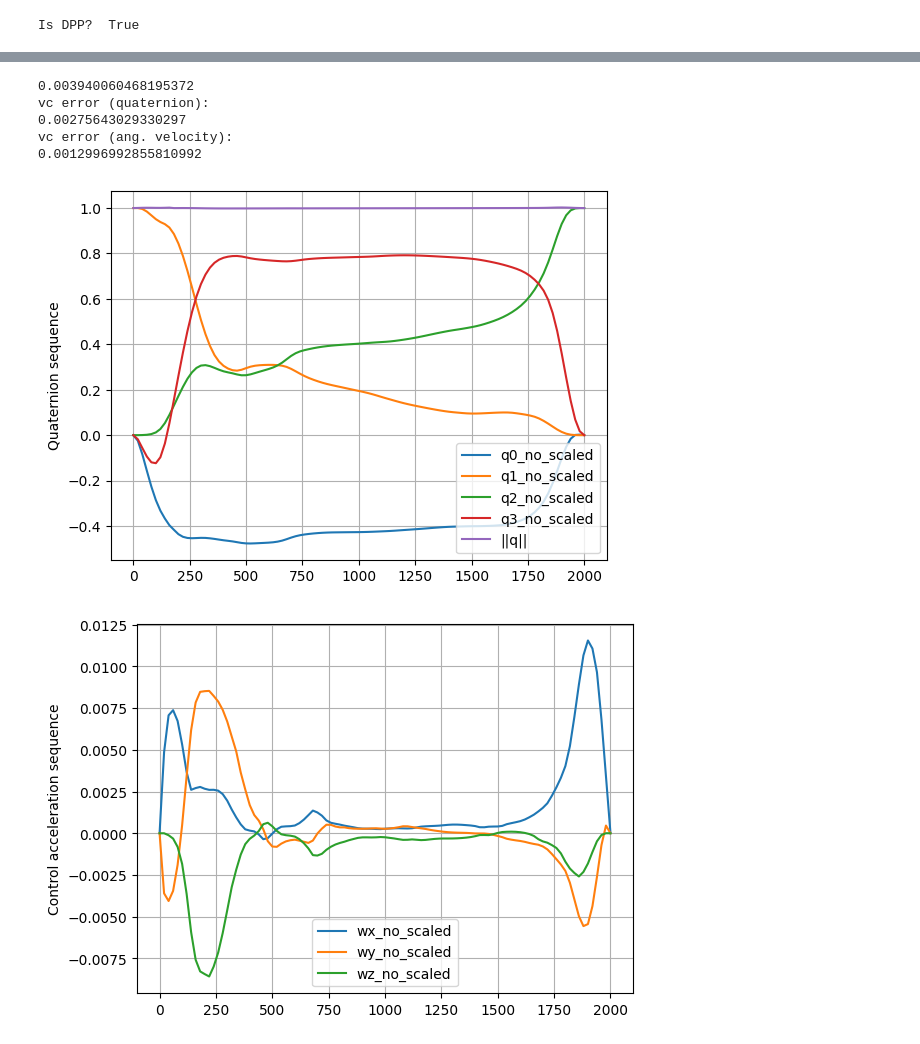
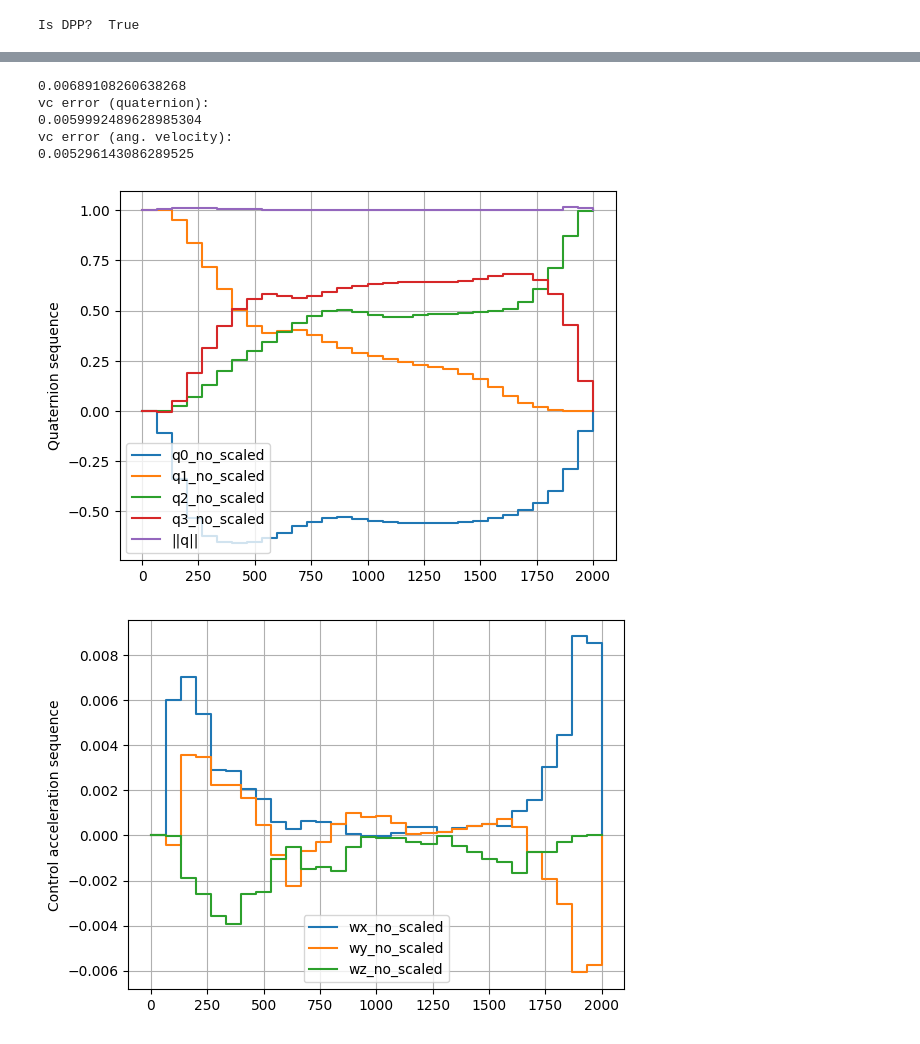
Before and after one commit to Franklin10mfq/COGU, a Jupyter notebook: COGU_algorithms/Waskiri-Sat/SCVx_Waskiri_Sat_cvxpy_cvxpygen.ipynb, the cells around one changed output, grey strips where cells are left out. Drawn from its saved outputs; the diff is of its cells as text; code cells hidden in the pictures.

```diff
--- a/COGU_algorithms/Waskiri-Sat/SCVx_Waskiri_Sat_cvxpy_cvxpygen.ipynb
+++ b/COGU_algorithms/Waskiri-Sat/SCVx_Waskiri_Sat_cvxpy_cvxpygen.ipynb
@@ -123,8 +123,8 @@ from sympy.physics.vector import ReferenceFrame
 
 import re
 # %%
-T = 101-1 # 101-1 means 101 discretization points
-tf = 2000.0
+T = 51-1 # 101-1 means 101 discretization points
+tf = 1000.0
 tau_double = tf/(T)
 size_N=20 #discretization accuracy
 print("Step: ",tau_double," [s]")
@@ -897,53 +890,53 @@ print(np.linalg.norm((vc.value[0:4, :]), ord=1))
 print("vc error (ang. velocity):")
 print(np.linalg.norm((vc.value[4:7, :]), ord=1))
 # %% [output]
-0.003940060468195372
+0.00689108260638268
 vc error (quaternion):
-0.00275643029330297
+0.0059992489628985304
 vc error (ang. velocity):
-0.0012996992855810992
+0.005296143086289525
 # %%
 # Plot (scaled initial trajectories)
 def global_inv_scaling(x,S,c,T):
     for i in range(0,T,1):
         x[:,i:i+1]=S@x[:,i:i+1]+c
     return x
 #x_value = np.copy(x_global)
 #u_value = np.copy(u_global)
 x_value=global_inv_scaling(np.copy(ox),S_x_scaling_double,c_x_scaling_double,T+1)
 u_value=global_inv_scaling(np.copy(ou),S_u_scaling_double,c_u_scaling_double,T)
 
 plt.figure(1)
-plt.plot(np.linspace(0, tf, T+1), x_value[0,:], label='q0_no_scaled')
-plt.plot(np.linspace(0, tf, T+1), x_value[1,:], label='q1_no_scaled')
-plt.plot(np.linspace(0, tf, T+1), x_value[2,:], label='q2_no_scaled')
-plt.plot(np.linspace(0, tf, T+1), x_value[3,:], label='q3_no_scaled')
-plt.plot(np.linspace(0, tf, T+1), np.linalg.norm(x_value[0:4,:],axis=0), label='||q||')
+plt.step(np.linspace(0, tf, T+1), x_value[0,:], label='q0_no_scaled',where='post')
+plt.step(np.linspace(0, tf, T+1), x_value[1,:], label='q1_no_scaled',where='post')
+plt.step(np.linspace(0, tf, T+1), x_value[2,:], label='q2_no_scaled',where='post')
+plt.step(np.linspace(0, tf, T+1), x_value[3,:], label='q3_no_scaled',where='post')
+plt.step(np.linspace(0, tf, T+1), np.linalg.norm(x_value[0:4,:],axis=0), label='||q||',where='post')
 plt.ylabel('Quaternion sequence')
 plt.gca().tick_params(labelsize=10)
 plt.legend()
 plt.grid(True)
 
 plt.figure(4)
-plt.plot(np.linspace(0, tf, T+1), x_value[4,:], label='wx_no_scaled')
-plt.plot(np.linspace(0, tf, T+1), x_value[5,:], label='wy_no_scaled')
-plt.plot(np.linspace(0, tf, T+1), x_value[6,:], label='wz_no_scaled')
+plt.step(np.linspace(0, tf, T+1), x_value[4,:], label='wx_no_scaled',where='post')
+plt.step(np.linspace(0, tf, T+1), x_value[5,:], label='wy_no_scaled',where='post')
+plt.step(np.linspace(0, tf, T+1), x_value[6,:], label='wz_no_scaled',where='post')
 
 plt.ylabel('Control acceleration sequence')
 plt.gca().tick_params(labelsize=10)
 plt.legend()
 plt.grid(True)
 
 
 plt.figure(6)
-plt.plot(np.linspace(0, tf, T), u_value[0,:], label='mx_no_scaled')
-plt.plot(np.linspace(0, tf, T), u_value[1,:], label='my_no_scaled')
-plt.plot(np.linspace(0, tf, T), u_value[2,:], label='mz_no_scaled')
+plt.step(np.linspace(0, tf, T), u_value[0,:], label='mx_no_scaled',where='post')
+plt.step(np.linspace(0, tf, T), u_value[1,:], label='my_no_scaled',where='post')
+plt.step(np.linspace(0, tf, T), u_value[2,:], label='mz_no_scaled',where='post')
 
 plt.ylabel('Control acceleration sequence')
 plt.gca().tick_params(labelsize=10)
 plt.legend()
 plt.grid(True)
 # %% [output]
-[figure, old version]
+[figure, new version]
-[figure, old version]
+[figure, new version]
```
Also changed, not shown: parts of 3 cells of this notebook, 1 other file.
